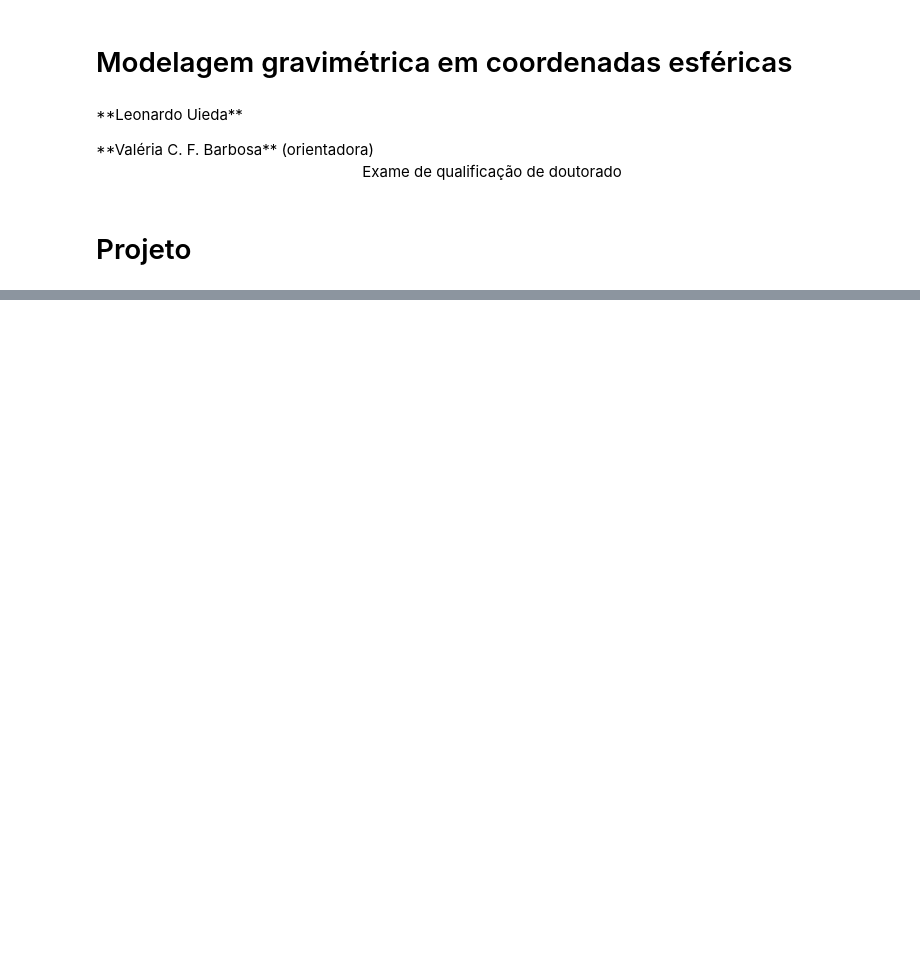
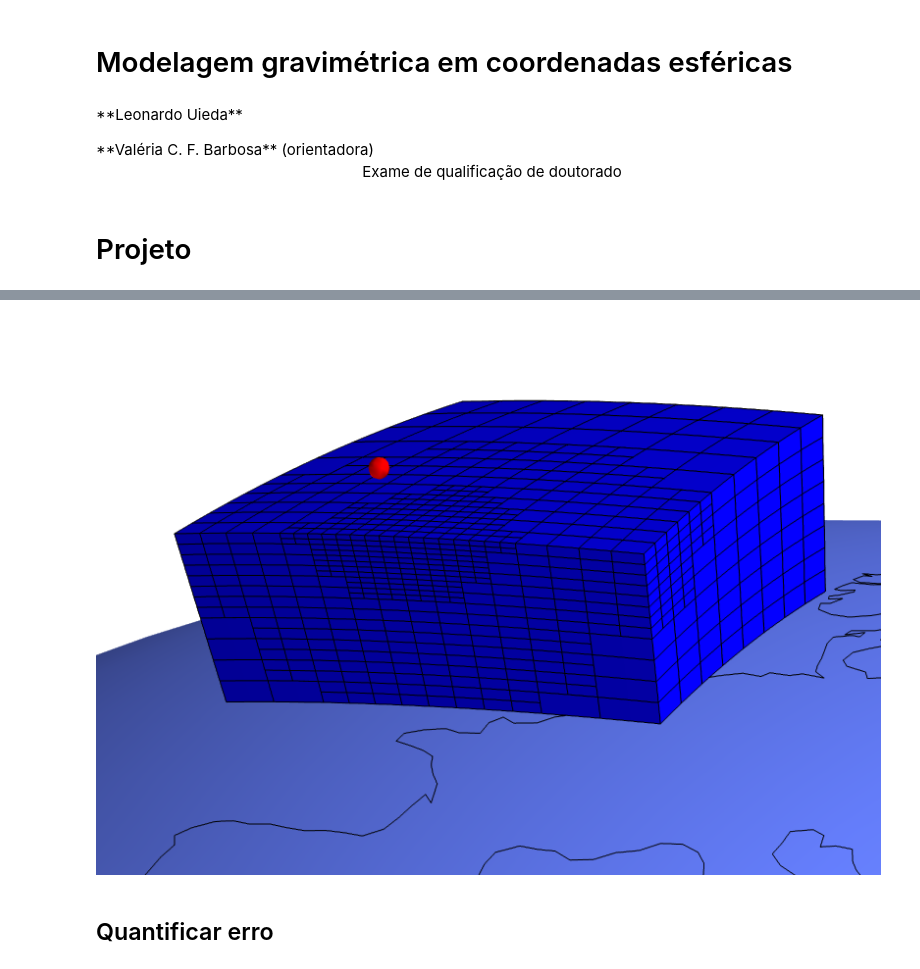
Before and after one commit to leouieda/qualify, a Jupyter notebook: qualificacao.ipynb, the cells around one changed output, grey strips where cells are left out. Saved outputs shown, nothing was run; the diff lists cells and outputs as text; code cells hidden in the pictures; blank space fills up the shorter version.

```diff
--- a/qualificacao.ipynb
+++ b/qualificacao.ipynb
@@ -47,0 +65,20 @@ Tesseroides
+# %%
+def adaptive_discretize(tesseroids, point, ratio):
+    lon, lat, h = point
+    d2r = np.pi/180.
+    radius = h + MEAN_EARTH_RADIUS
+    mesh = []
+    for tesseroid in tesseroids:
+        size = max([MEAN_EARTH_RADIUS*d2r*(tesseroid.e - tesseroid.w),
+                    MEAN_EARTH_RADIUS*d2r*(tesseroid.n - tesseroid.s),
+                    tesseroid.top - tesseroid.bottom])
+        tes_radius = tesseroid.top + MEAN_EARTH_RADIUS
+        tes_lat = d2r*0.5*(tesseroid.s + tesseroid.n)
+        tes_lon = d2r*0.5*(tesseroid.w + tesseroid.e)
+        distance = np.sqrt(radius**2 + tes_radius**2 - 2.*radius*tes_radius*(
+            np.sin(d2r*lat)*np.sin(tes_lat) + np.cos(d2r*lat)*np.cos(tes_lat)*np.cos(d2r*lon - tes_lon)))
+        if distance < ratio*size:
+            mesh.extend(adaptive_discretize(tesseroid.split(2, 2, 2), [lon, lat, h], ratio))
+        else:
+            mesh.append(tesseroid)
+    return mesh
@@ -47,0 +91,20 @@ Tesseroides
+# %%
+scene = myv.figure(zdown=False, size=(800, 600))
+myv.earth(opacity=1)
+myv.continents()
+myv.tesseroids(adaptive_mesh)
+surf = myv.points([obspoint], color=(1, 0, 0), size=30000, spherical=True)
+scene.scene.camera.position = [39662165.280449949, 20263355.844920665, -4067636.2075912729]
+scene.scene.camera.focal_point = [3626885.6625227006, -507679.76842953084, 5326471.7823802633]
+scene.scene.camera.view_angle = 2.0615843020800004
+scene.scene.camera.view_up = [0.28545131438811988, -0.062700618257852267, 0.95633999162650196]
+scene.scene.camera.clipping_range = [24157655.00863412, 69727889.143763065]
+scene.scene.camera.compute_view_plane_normal()
+scene.scene.render()
+myv.savefig('images/adaptive_discretize.png')
+myv.show()
+Image(filename='images/adaptive_discretize.png', width=400)
+# %% [output]
+[figure, added]
+# %% [markdown]
+## Quantificar erro
```
Also changed, not shown: parts of 12 cells of this notebook.
